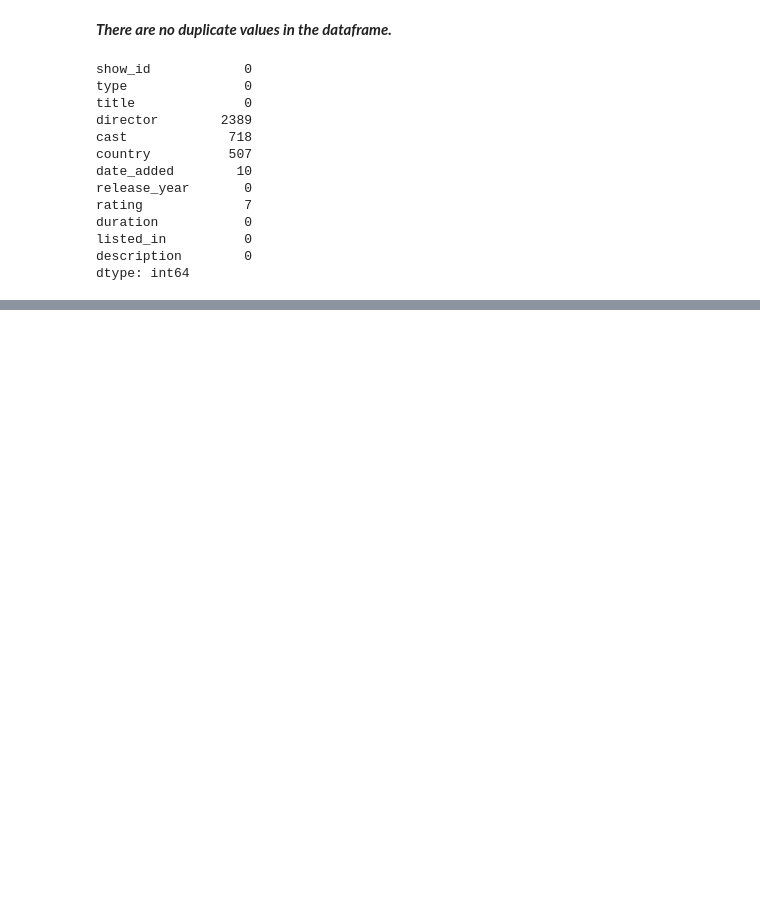
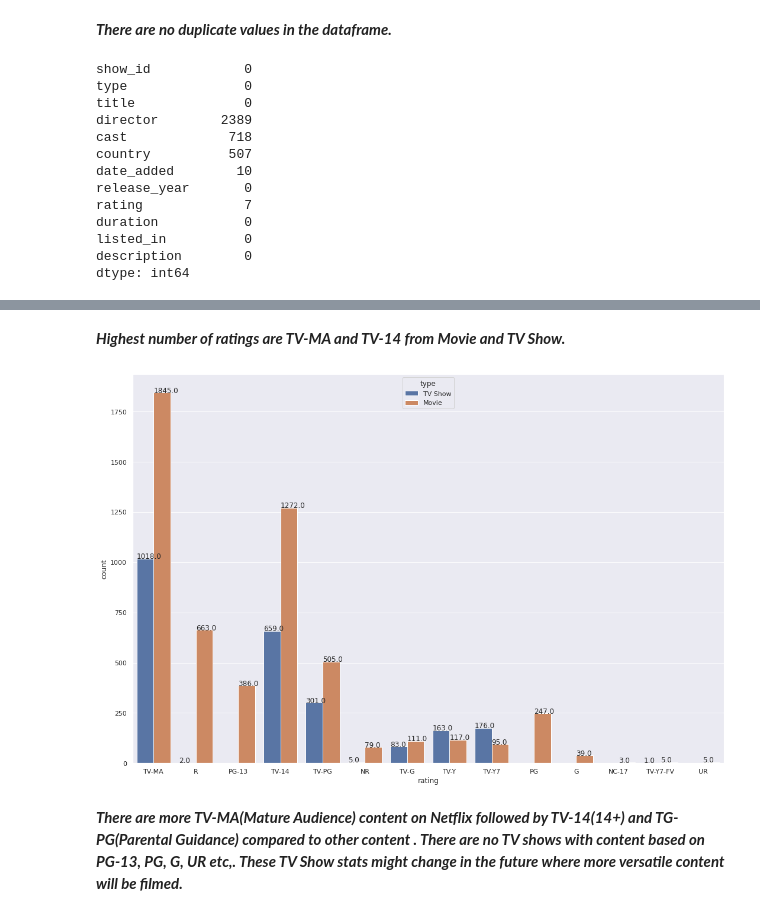
Before and after one commit to ZeeshanAhmed95/Capstone-NLP-NETFLIX-MOVIES-AND-TV-SHOWS-CLUSTERING, a Jupyter notebook: NETFLIX_MOVIES_AND_TV_SHOWS_CLUSTERING.ipynb, the cells around one changed output, grey strips where cells are left out. Cells and saved outputs as stored; diff of their text form; code cells hidden in the pictures; blank space fills up the shorter version.

```diff
--- a/NETFLIX_MOVIES_AND_TV_SHOWS_CLUSTERING.ipynb
+++ b/NETFLIX_MOVIES_AND_TV_SHOWS_CLUSTERING.ipynb
@@ -180,0 +221,11 @@ df.loc()
+# %% [markdown]
+***Highest number of ratings are TV-MA and TV-14 from Movie and TV Show.***
+# %%
+sns.set(rc={'figure.figsize':(15,10)})
+ax = sns.countplot(data = df, x = 'rating', hue = 'type',)
+for p in ax.patches:
+   ax.annotate('{:.1f}'.format(p.get_height()), (p.get_x(), p.get_height()+0.01))
+# %% [output]
+[figure, added]
+# %% [markdown]
+***There are more TV-MA(Mature Audience) content on Netflix followed by TV-14(14+) and TG-PG(Parental Guidance) compared to other content . There are no TV shows with content based on PG-13, PG, G, UR etc,. These TV Show stats might change in the future where more versatile content will be filmed.***
```
Also changed, not shown: parts of 18 cells of this notebook.
